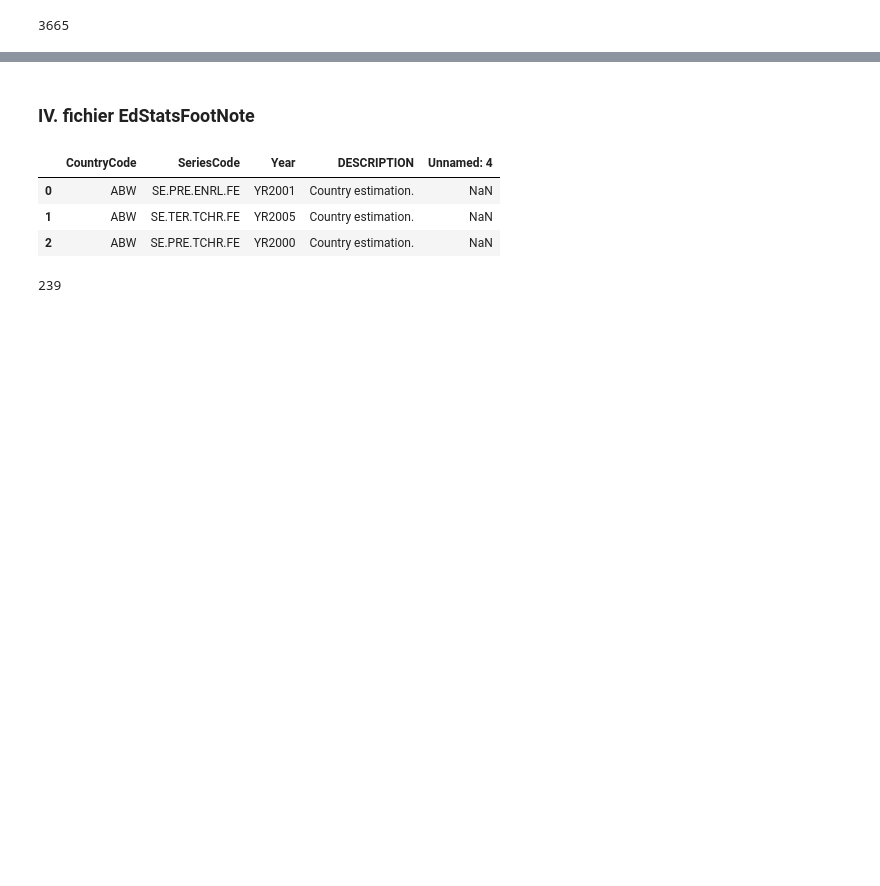
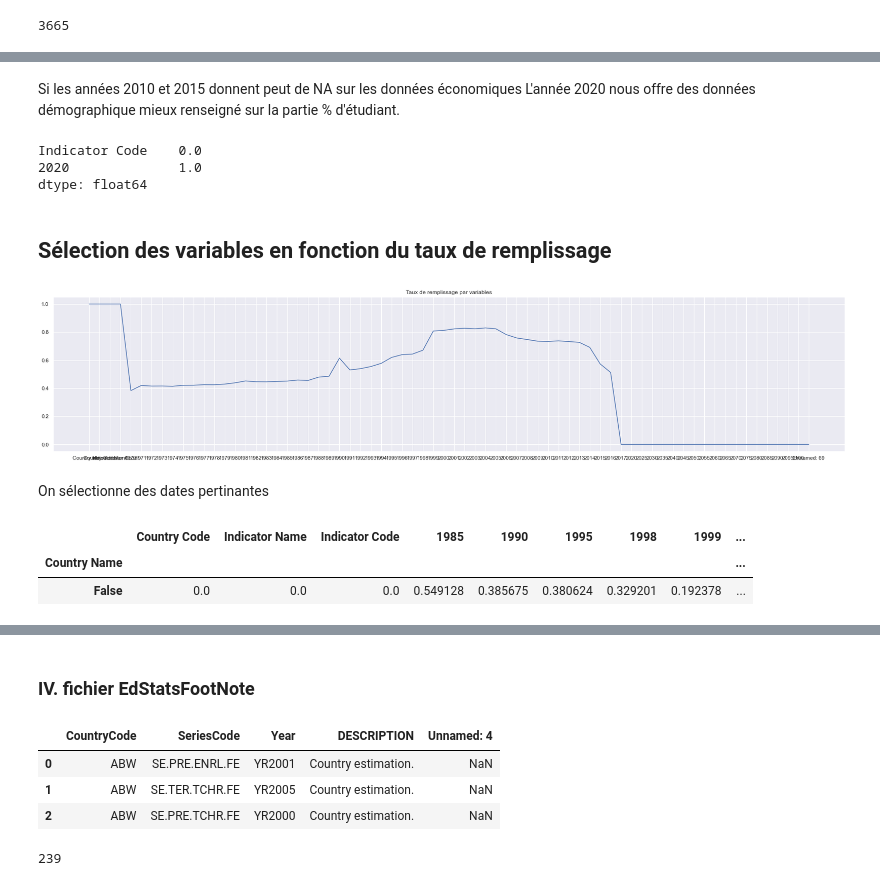
Before and after one commit to ArhurK/Projet-2-Analysez-des-donnees-de-systemes-educatifs, a Jupyter notebook: Projet 2 Analysez des données de systèmes éducatifs.ipynb, the cells around one changed output, grey strips where cells are left out. Saved outputs shown, nothing was run; the diff lists cells and outputs as text; code cells hidden in the pictures; blank space fills up the shorter version.

```diff
--- a/Projet 2 Analysez des données de systèmes éducatifs.ipynb
+++ b/Projet 2 Analysez des données de systèmes éducatifs.ipynb
@@ -367,0 +534,34 @@ df["Indicator Name"].nunique()
+# %% [markdown]
+Si les années 2010 et 2015 donnent peut de NA sur les données économiques
+L'année 2020  nous offre des données démographique mieux renseigné sur la partie % d'étudiant.
+# %%
+df.loc[df["Indicator Code"]=="UIS.E.3",["Indicator Code","2020"]].isna().mean()
+# %% [output]
+Indicator Code    0.0
+2020              1.0
+dtype: float64
+# %% [markdown]
+## Sélection des variables en fonction du taux de remplissage
+# %%
+nos_indicateurs = ["IT.NET.USER.P2", # taux d'accès internet
+                   "IT.CMP.PCMP.P2", # taux d'accès à un ordinateur personnel
+                   "SE.TER.ENRL", #  étudiant du tertiaire (université)
+                   "UIS.E.3", # étudiant secondaire
+                   "UIS.E.4", # étudiant post secondaire
+                   "SP.POP.TOTL", # population totale
+                   "SP.POP.GROW", # croissance démographique
+                   "NY.GDP.MKTP.CD", # Pib prix des marchés
+                   "NY.GDP.PCAP.CD"] # pib par tête/habitant
+# %%
+data = df.loc[df["Indicator Code"].isin(nos_indicateurs),:]
+# %%
+taux_de_remplissage = 1-((data.isna().sum())/data.shape[0])
+taux_de_remplissage = taux_de_remplissage.to_frame()
+#taux_de_remplissage
+plt.figure(figsize=(30,6))
+sns.lineplot(x=taux_de_remplissage.index, y=taux_de_remplissage[0], data=taux_de_remplissage).set(title='Taux de remplissage par variables', xlabel='',ylabel='')
+plt.show()
+# %% [output]
+[figure, added]
+# %% [markdown]
+On sélectionne des dates pertinantes
@@ -367,0 +575,6 @@ df["Indicator Name"].nunique()
+# %%
+data.isna().groupby('Country Name').mean()
+# %% [output]
+|  | Country Code | Indicator Name | Indicator Code | 1985 | 1990 | 1995 | 1998 | 1999 | ... |
+| Country Name |  |  |  |  |  |  |  |  | ... |
+| False | 0.0 | 0.0 | 0.0 | 0.549128 | 0.385675 | 0.380624 | 0.329201 | 0.192378 | ... |
```
Also changed, not shown: parts of 61 cells of this notebook.
